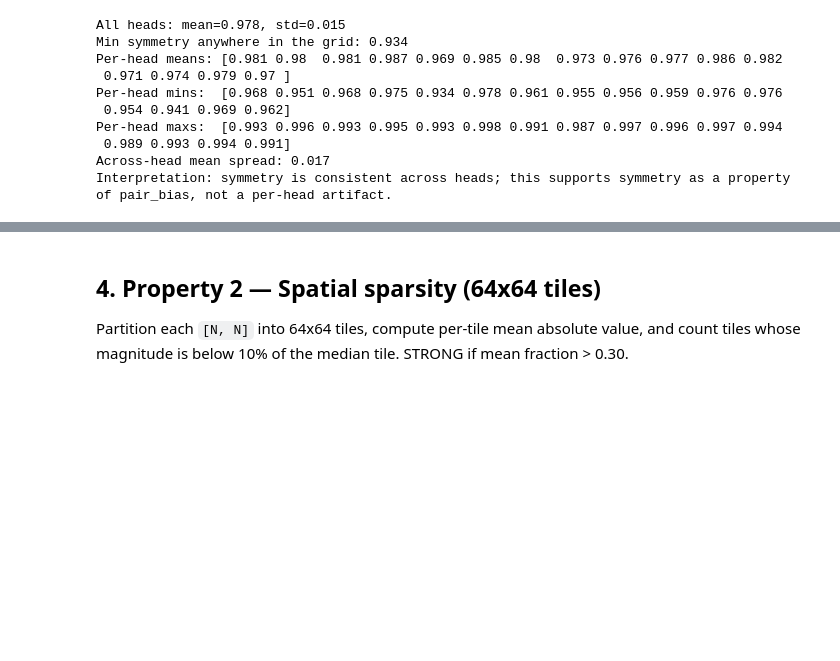
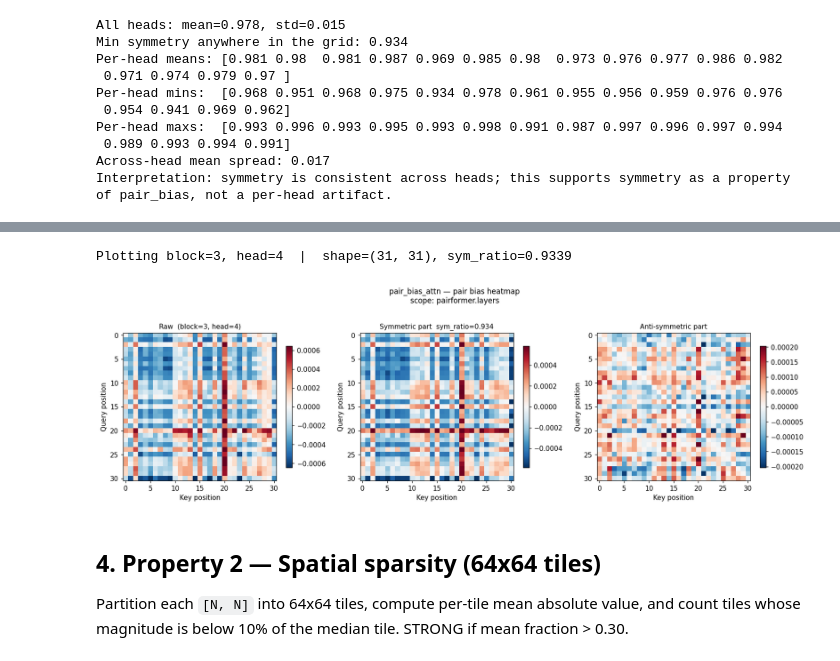
Before and after one commit to RTae/MegaFold, a Jupyter notebook: notebooks/analyze_pair_bias_patterns.ipynb, the cells around one changed output, grey strips where cells are left out. Cells and saved outputs as stored; diff of their text form; code cells hidden in the pictures; blank space fills up the shorter version.

```diff
--- a/notebooks/analyze_pair_bias_patterns.ipynb
+++ b/notebooks/analyze_pair_bias_patterns.ipynb
@@ -324,3 +417,60 @@ Interpretation: symmetry is consistent across heads; this supports symmetry as a
+# %%
+
+# ── Sample one (block, head) and plot the raw bias heatmap ───────────────────
+# Defaults: the block/head with the largest deviation from the symmetry mean.
+# Override by setting SAMPLE_BLOCK and SAMPLE_HEAD below.
+
+SAMPLE_BLOCK = None   # e.g. 3  — set to None for auto (largest deviation)
+SAMPLE_HEAD  = None   # e.g. 0  — set to None for auto (largest deviation)
+
+_ltype = "pair_bias_attn"
+_blocks_s = sorted(by_layer[_ltype].keys())
+
+# Auto-select the (block, head) with maximum |deviation| from mean
+if SAMPLE_BLOCK is None or SAMPLE_HEAD is None:
+    if outlier_cells:
+        _auto_b, _auto_h, _ = max(outlier_cells, key=lambda x: abs(x[2] - _mean))
+    else:
+        # No outliers: pick the median block, head 0
+        _auto_b = _blocks_s[len(_blocks_s) // 2]
+        _auto_h = 0
+    if SAMPLE_BLOCK is None:
+        SAMPLE_BLOCK = _auto_b
+    if SAMPLE_HEAD is None:
+        SAMPLE_HEAD = _auto_h
+
+_B_raw = as_hnn(by_layer[_ltype][SAMPLE_BLOCK])   # [H, N, N]
+_Bh    = _B_raw[SAMPLE_HEAD]                        # [N, N]
+_sym_h  = 0.5 * (_Bh + _Bh.T)
+_anti_h = 0.5 * (_Bh - _Bh.T)
+_sym_r  = float(((_sym_h ** 2).sum() / ((_Bh ** 2).sum() + 1e-12)).item())
+
+print(f"Plotting block={SAMPLE_BLOCK}, head={SAMPLE_HEAD}  |  "
+      f"shape={tuple(_Bh.shape)}, sym_ratio={_sym_r:.4f}")
+
+_vabs = float(_Bh.abs().quantile(0.99).item())
+
+fig, axes = plt.subplots(1, 3, figsize=(15, 4.5))
+
+for ax_, data_, title_ in [
+    (axes[0], _Bh,     f"Raw  (block={SAMPLE_BLOCK}, head={SAMPLE_HEAD})"),
+    (axes[1], _sym_h,  f"Symmetric part  sym_ratio={_sym_r:.3f}"),
+    (axes[2], _anti_h, "Anti-symmetric part"),
+]:
+    _v = float(data_.abs().quantile(0.99).item()) or 1e-6
+    im_ = ax_.imshow(data_.numpy(), cmap="RdBu_r", vmin=-_v, vmax=_v, aspect="auto")
+    plt.colorbar(im_, ax=ax_, shrink=0.82)
+    ax_.set_title(title_, fontsize=10)
+    ax_.set_xlabel("Key position")
+    ax_.set_ylabel("Query position")
+
+plt.suptitle(f"pair_bias_attn — pair bias heatmap\n"
+             f"scope: {SCOPE}", fontsize=11, y=1.02)
+plt.tight_layout()
+plt.show()
+# %% [output]
+Plotting block=3, head=4  |  shape=(31, 31), sym_ratio=0.9339
+[figure, added]
 # %% [markdown]
 ## 4. Property 2 — Spatial sparsity (64x64 tiles)
 
```
Also changed, not shown: parts of 1 cell of this notebook.
